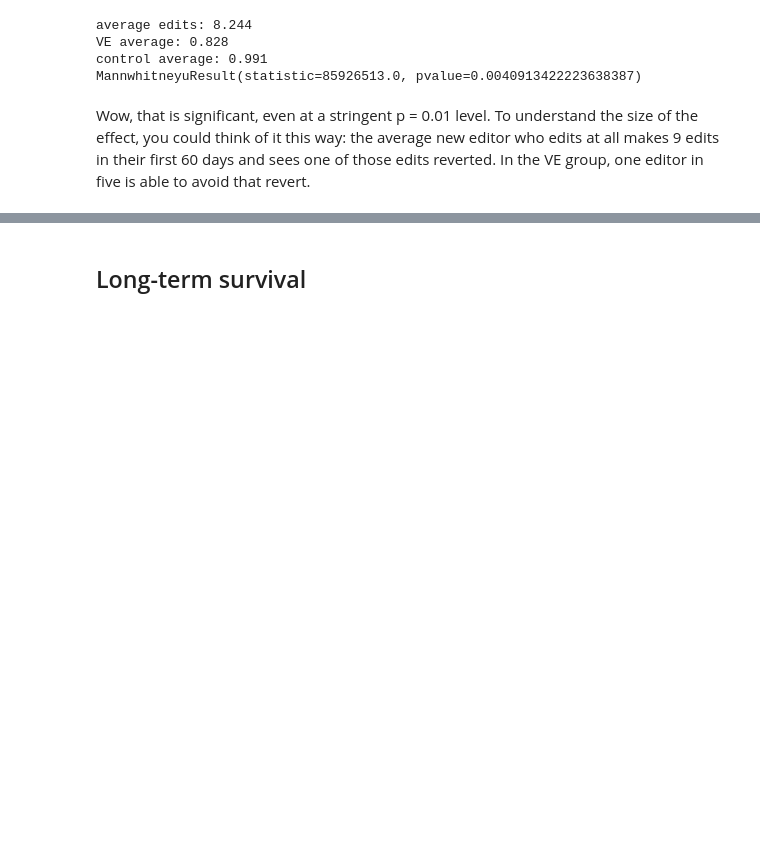
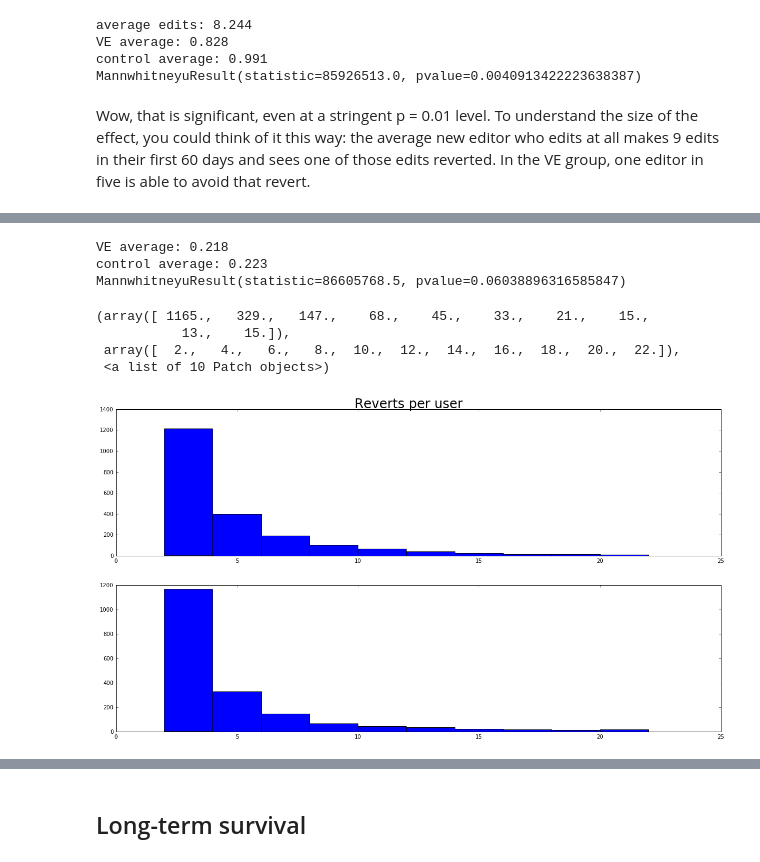
Before and after one commit to neilpquinn/2015-11-VE-experiment-follow-up, a Jupyter notebook: VE experiment follow-up.ipynb, the cells around one changed output, grey strips where cells are left out. Cells and saved outputs as stored; diff of their text form; code cells hidden in the pictures; blank space fills up the shorter version.

Commit message:
Dig into revert differences.

```diff
--- a/VE experiment follow-up.ipynb
+++ b/VE experiment follow-up.ipynb
@@ -576,0 +602,30 @@ Wow, that is significant, even at a stringent p = 0.01 level. To understand the
+# %%
+verbose_mannwhitneyu( "VE", treatment_rv_prop, "control", control_rv_prop )
+# %% [output]
+VE average: 0.218
+control average: 0.223
+MannwhitneyuResult(statistic=86605768.5, pvalue=0.06038896316585847)
+# %%
+fig, axarr = plt.subplots( 2, 1, figsize=(20,10) )
+fig.suptitle("Reverts per user", fontsize=24)
+fig.subplots_adjust(top=0.95)
+
+axarr[0].hist(control_reverts, range = (2, 22), bins = 10)
+axarr[1].hist(treatment_reverts, range = (2, 22), bins = 10)
+
+# for wiki in wikis:
+#     plot_by_wiki(notifs, wiki, ax = axarr[i])
+#     i = i + 1
+
+# def plot_by_wiki( df, wiki, range = (5, 104), bins = 20, ax = plt ):
+#     dist = filter_by_wiki( df, wiki )
+#     ax.hist( dist.iloc[:, 0], bins = bins, range = range, weights = dist.iloc[:, 1])
+#     ax.set_title(wiki)
+#     ax.set_xlabel( "Number of notifications" )
+#     ax.set_ylabel( "Users" )
+# %% [output]
+(array([ 1165.,   329.,   147.,    68.,    45.,    33.,    21.,    15.,
+           13.,    15.]),
+ array([  2.,   4.,   6.,   8.,  10.,  12.,  14.,  16.,  18.,  20.,  22.]),
+ <a list of 10 Patch objects>)
+[figure, added]
```
Also changed, not shown: parts of 11 cells of this notebook.
